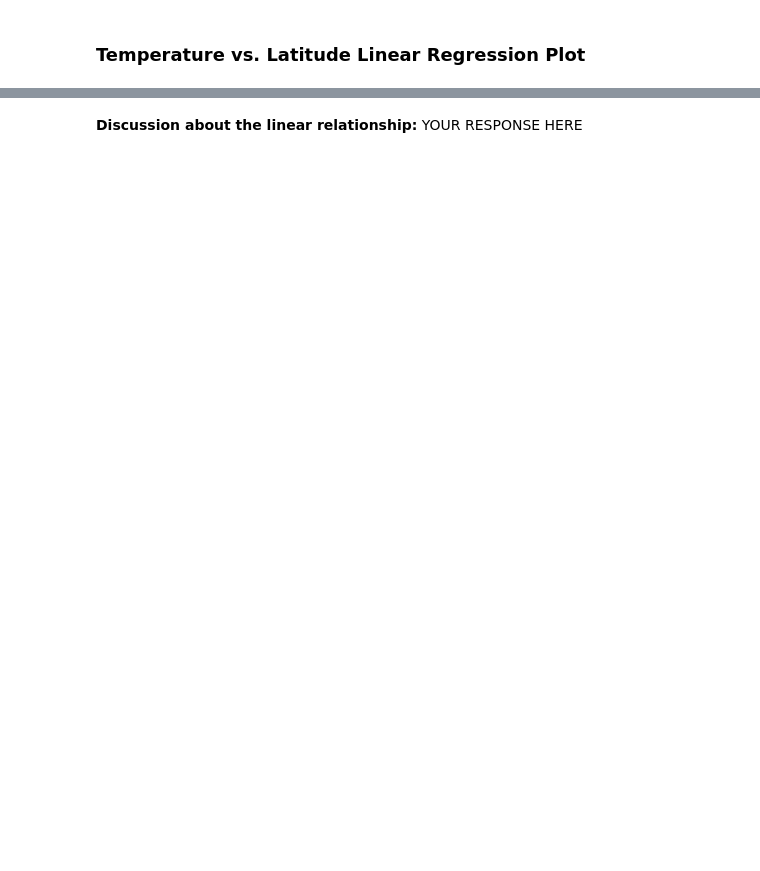
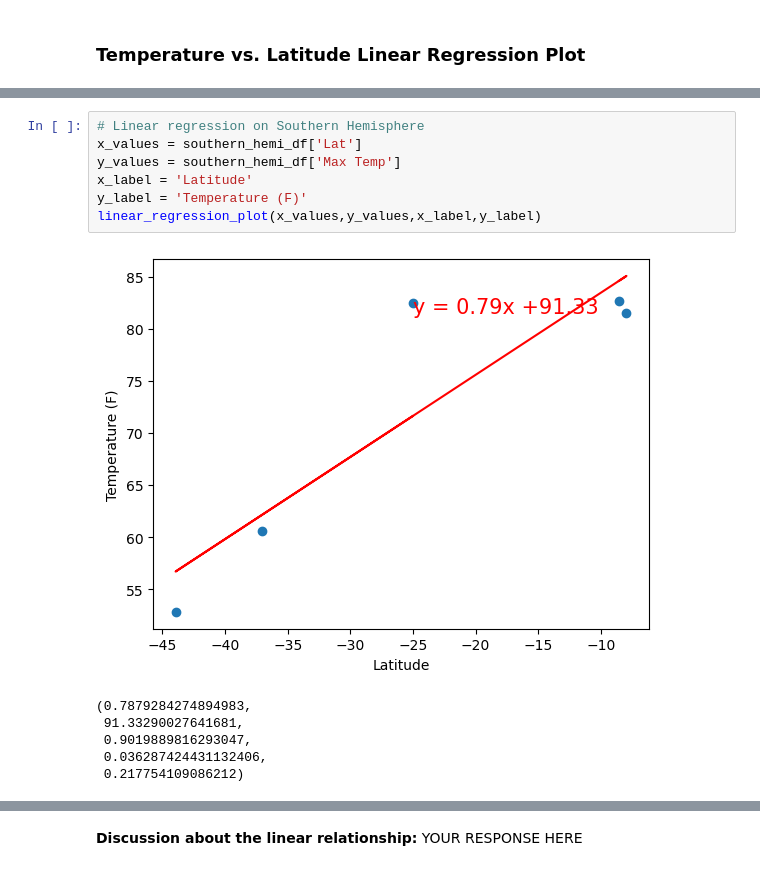
Before and after one commit to mjardinico/python-api-challenge, a Jupyter notebook: WeatherPy/WeatherPy.ipynb, the cells around one changed output, grey strips where cells are left out. Drawn from its saved outputs; the diff is of its cells as text; blank space fills up the shorter version.

```diff
--- a/WeatherPy/WeatherPy.ipynb
+++ b/WeatherPy/WeatherPy.ipynb
@@ -336,0 +363,14 @@ southern_hemi_df.head()
+# %%
+# Linear regression on Southern Hemisphere
+x_values = southern_hemi_df['Lat']
+y_values = southern_hemi_df['Max Temp']
+x_label = 'Latitude'
+y_label = 'Temperature (F)'
+linear_regression_plot(x_values,y_values,x_label,y_label)
+# %% [output]
+[figure, added]
+(0.7879284274894983,
+ 91.33290027641681,
+ 0.9019889816293047,
+ 0.036287424431132406,
+ 0.217754109086212)
```
Also changed, not shown: parts of 42 cells of this notebook.
